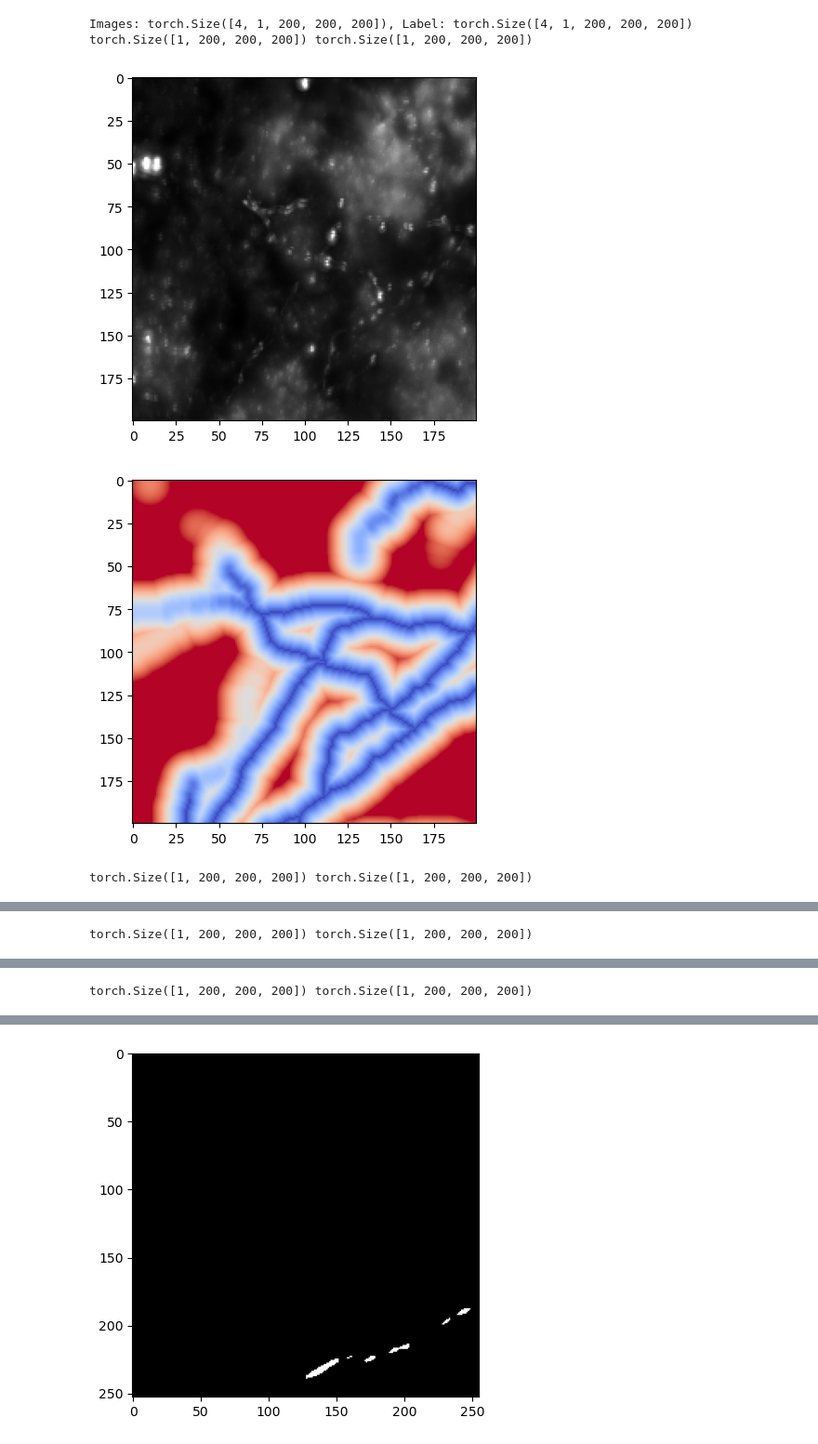
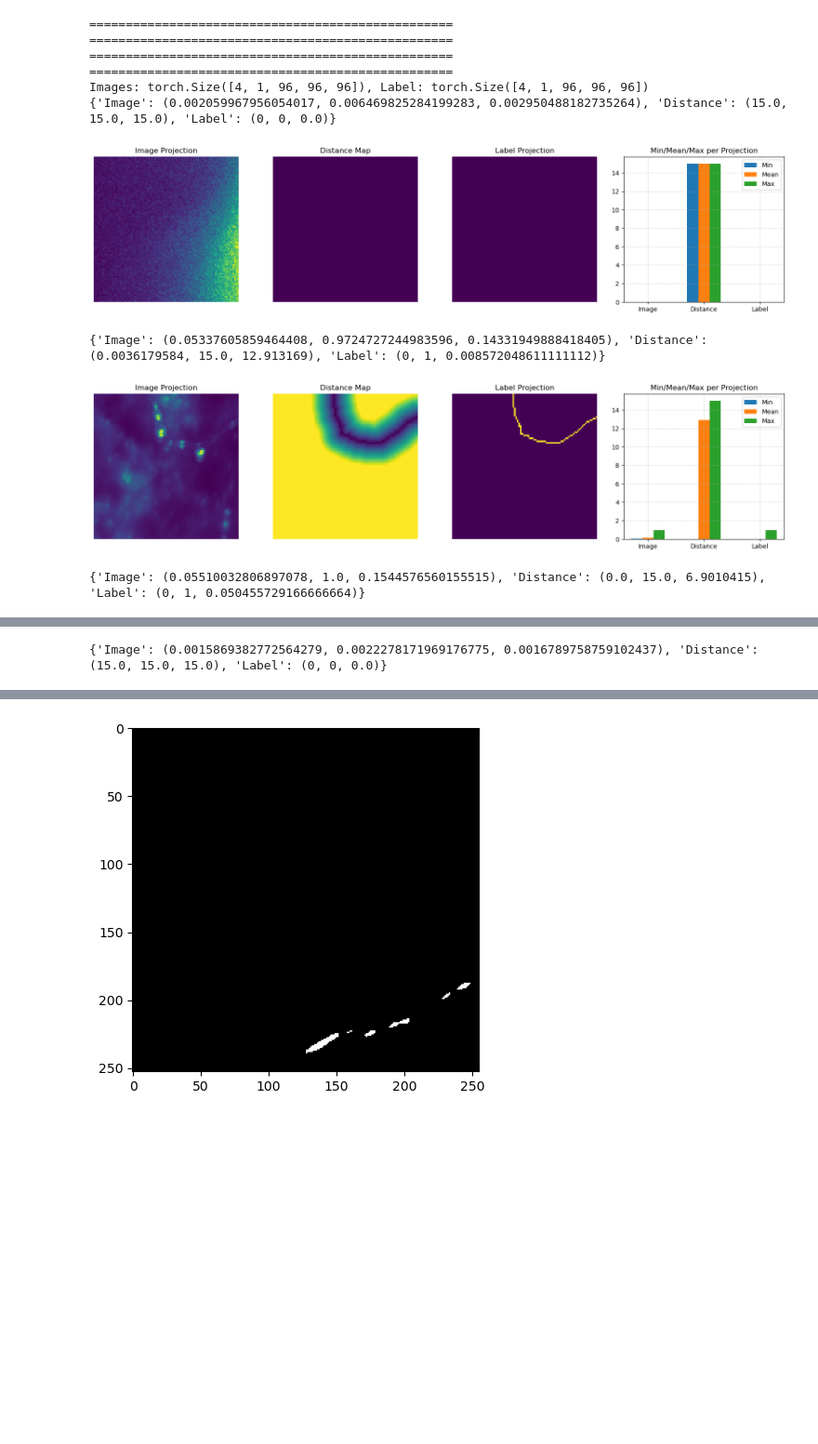
Before and after one commit to sepehrmaleki369/ribbs, a Jupyter notebook: notebooks/check_dataset.ipynb, the cells around one changed output, grey strips where cells are left out. Shown at 93% size. Cells and saved outputs as stored; diff of their text form; code cells hidden in the pictures; blank space fills up the shorter version.

```diff
--- a/notebooks/check_dataset.ipynb
+++ b/notebooks/check_dataset.ipynb
@@ -15,7 +15,7 @@ def make_cfg(config, split):
         cfg['augmentations'] = []  # no augmentations
     return cfg
 
-yaml_path = 'configs/dataset/AL175.yaml'
+yaml_path = 'configs/dataset/AL175_15.yaml'
 config = yaml_read(yaml_path)
 dataset = GeneralizedDataset(make_cfg(config, 'train'))
 print("Dataset length:", len(dataset))
@@ -69,7 +70,7 @@ def plot_batch_with_stats(batch, slice_dim=2):
             (img_proj, dist_proj, lbl_proj),
             ("Image Projection", "Distance Map", "Label Projection"),
         ):
-            ax.imshow(proj, cmap='gray')
+            ax.imshow(proj)
             ax.set_title(title)
             ax.axis("off")
 
@@ -115,35 +116,40 @@ def plot_3d_volume(volume, threshold, greater_is_road=False):
     if greater_is_road:
         x, y, z = np.where(volume > threshold)
     else:
         x, y, z = np.where(volume <= threshold)
     ax.scatter(x, y, z, c=volume[x, y, z], cmap='viridis', marker='o', alpha=0.5)
     ax.set_xlabel('X-axis')
     ax.set_ylabel('Y-axis')
     ax.set_zlabel('Z-axis')
     plt.show()
 
 
 loader = DataLoader(dataset, batch_size=8, shuffle=True, num_workers=4, pin_memory=True)
 
 batch = next(iter(loader))
 
 print(f'Images: {batch["image_patch"].shape}, Label: {batch["label_patch"].shape}')
 
 # for img, distlbl, lbl in zip(batch["image_patch"], batch["distance_patch"], batch["label_patch"]):
 #     print(img.shape, lbl.shape)
 #     # plot_3d_volume(img[0].numpy(), threshold=0, greater_is_road=False)
 #     # plot_3d_volume(lbl[0].numpy(), threshold=0, greater_is_road=True)
 #     plt.imshow(img[0].numpy().max(2))
 #     plt.show()
 #     plt.imshow(distlbl[0].numpy().min(2))#, cmap='coolwarm')
 #     plt.show()
 #     plt.imshow(lbl[0].numpy().max(2))
 #     plt.show()
 # batch = next(iter(loader))
 plot_batch_with_stats(batch)
 # %% [output]
-Images: torch.Size([4, 1, 200, 200, 200]), Label: torch.Size([4, 1, 200, 200, 200])
-torch.Size([1, 200, 200, 200]) torch.Size([1, 200, 200, 200])
+==================================================
+==================================================
+==================================================
+==================================================
+Images: torch.Size([4, 1, 96, 96, 96]), Label: torch.Size([4, 1, 96, 96, 96])
+{'Image': (0.002059967956054017, 0.006469825284199283, 0.002950488182735264), 'Distance': (15.0, 15.0, 15.0), 'Label': (0, 0, 0.0)}
-[figure, old version]
+[figure, new version]
+{'Image': (0.05337605859464408, 0.9724727244983596, 0.14331949888418405), 'Distance': (0.0036179584, 15.0, 12.913169), 'Label': (0, 1, 0.008572048611111112)}
-[figure, old version]
+[figure, new version]
-torch.Size([1, 200, 200, 200]) torch.Size([1, 200, 200, 200])
+{'Image': (0.05510032806897078, 1.0, 0.1544576560155515), 'Distance': (0.0, 15.0, 6.9010415), 'Label': (0, 1, 0.050455729166666664)}
@@ -150,0 +157 @@ torch.Size([1, 200, 200, 200]) torch.Size([1, 200, 200, 200])
+{'Image': (0.0015869382772564279, 0.0022278171969176775, 0.0016789758759102437), 'Distance': (15.0, 15.0, 15.0), 'Label': (0, 0, 0.0)}
@@ -152 +158,0 @@ torch.Size([1, 200, 200, 200]) torch.Size([1, 200, 200, 200])
-torch.Size([1, 200, 200, 200]) torch.Size([1, 200, 200, 200])
@@ -155 +158,0 @@ torch.Size([1, 200, 200, 200]) torch.Size([1, 200, 200, 200])
-torch.Size([1, 200, 200, 200]) torch.Size([1, 200, 200, 200])
```
Also changed, not shown: parts of 7 cells of this notebook, 8 other files.
